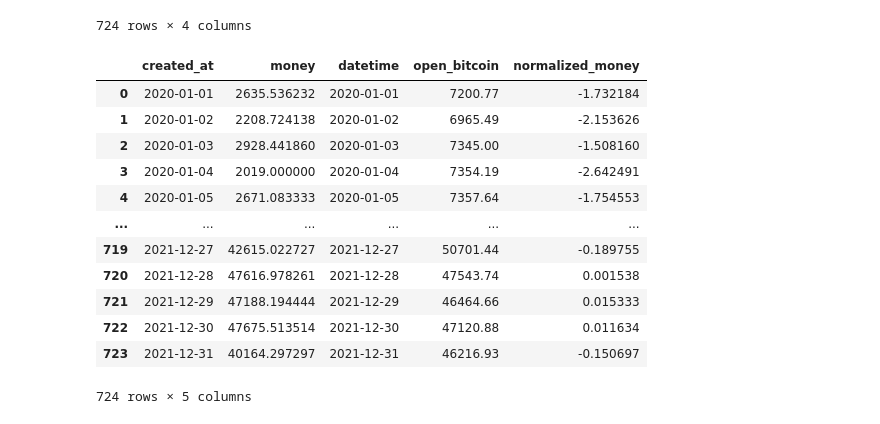
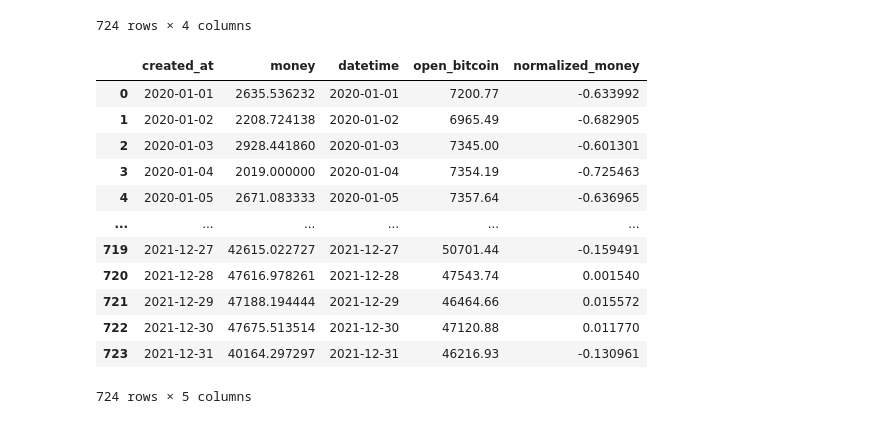
Before and after one commit to kevctae/Bittooth, a Jupyter notebook: notebooks/2.2.2-cs-extract-money.ipynb, the cells around one changed output. Drawn from its saved outputs; the diff is of its cells as text; code cells hidden in the pictures.

```diff
--- a/notebooks/2.2.2-cs-extract-money.ipynb
+++ b/notebooks/2.2.2-cs-extract-money.ipynb
@@ -104,21 +104,21 @@ df_merged_bydate
 | 723 | 2021-12-31 | 40164.297297 | 2021-12-31 | 46216.93 |
 724 rows × 4 columns
 # %%
-df_merged_bydate['normalized_money'] = (df_merged_bydate['money'] - df_merged_bydate['open_bitcoin'])/df_merged_bydate['money']
+df_merged_bydate['normalized_money'] = (df_merged_bydate['money'] - df_merged_bydate['open_bitcoin'])/df_merged_bydate['open_bitcoin']
 df_merged_bydate
 # %% [output]
 |  | created_at | money | datetime | open_bitcoin | normalized_money |
-| 0 | 2020-01-01 | 2635.536232 | 2020-01-01 | 7200.77 | -1.732184 |
-| 1 | 2020-01-02 | 2208.724138 | 2020-01-02 | 6965.49 | -2.153626 |
-| 2 | 2020-01-03 | 2928.441860 | 2020-01-03 | 7345.00 | -1.508160 |
-| 3 | 2020-01-04 | 2019.000000 | 2020-01-04 | 7354.19 | -2.642491 |
-| 4 | 2020-01-05 | 2671.083333 | 2020-01-05 | 7357.64 | -1.754553 |
+| 0 | 2020-01-01 | 2635.536232 | 2020-01-01 | 7200.77 | -0.633992 |
+| 1 | 2020-01-02 | 2208.724138 | 2020-01-02 | 6965.49 | -0.682905 |
+| 2 | 2020-01-03 | 2928.441860 | 2020-01-03 | 7345.00 | -0.601301 |
+| 3 | 2020-01-04 | 2019.000000 | 2020-01-04 | 7354.19 | -0.725463 |
+| 4 | 2020-01-05 | 2671.083333 | 2020-01-05 | 7357.64 | -0.636965 |
 | ... | ... | ... | ... | ... | ... |
-| 719 | 2021-12-27 | 42615.022727 | 2021-12-27 | 50701.44 | -0.189755 |
-| 720 | 2021-12-28 | 47616.978261 | 2021-12-28 | 47543.74 | 0.001538 |
-| 721 | 2021-12-29 | 47188.194444 | 2021-12-29 | 46464.66 | 0.015333 |
-| 722 | 2021-12-30 | 47675.513514 | 2021-12-30 | 47120.88 | 0.011634 |
-| 723 | 2021-12-31 | 40164.297297 | 2021-12-31 | 46216.93 | -0.150697 |
+| 719 | 2021-12-27 | 42615.022727 | 2021-12-27 | 50701.44 | -0.159491 |
+| 720 | 2021-12-28 | 47616.978261 | 2021-12-28 | 47543.74 | 0.001540 |
+| 721 | 2021-12-29 | 47188.194444 | 2021-12-29 | 46464.66 | 0.015572 |
+| 722 | 2021-12-30 | 47675.513514 | 2021-12-30 | 47120.88 | 0.011770 |
+| 723 | 2021-12-31 | 40164.297297 | 2021-12-31 | 46216.93 | -0.130961 |
 724 rows × 5 columns
 # %%
 df_merged_bydate[['created_at', 'normalized_money']].to_pickle("../data/cleaned/by_date_normalized_money_2020-2021.pkl")
```
Also changed, not shown: parts of 1 cell of this notebook, 2 other files.
